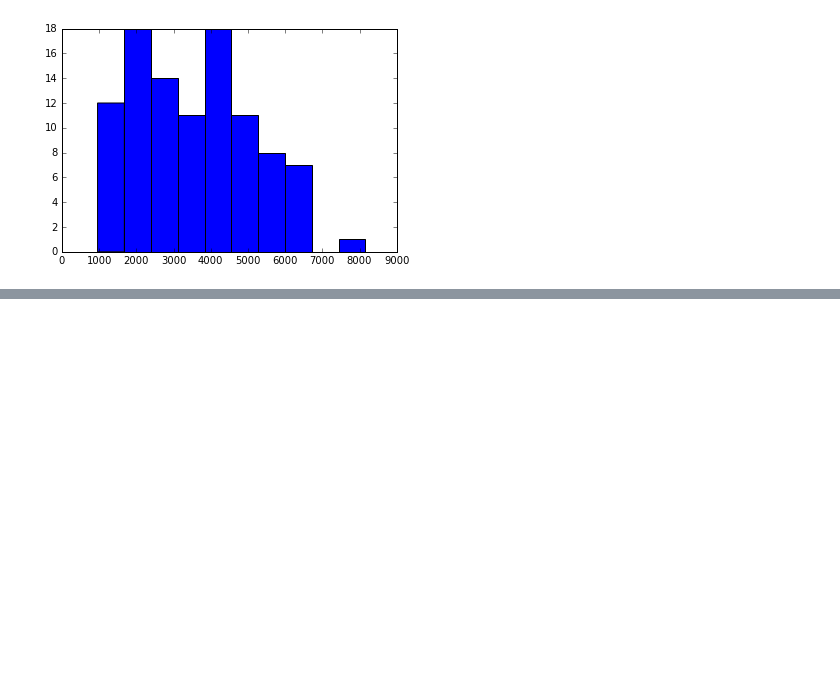
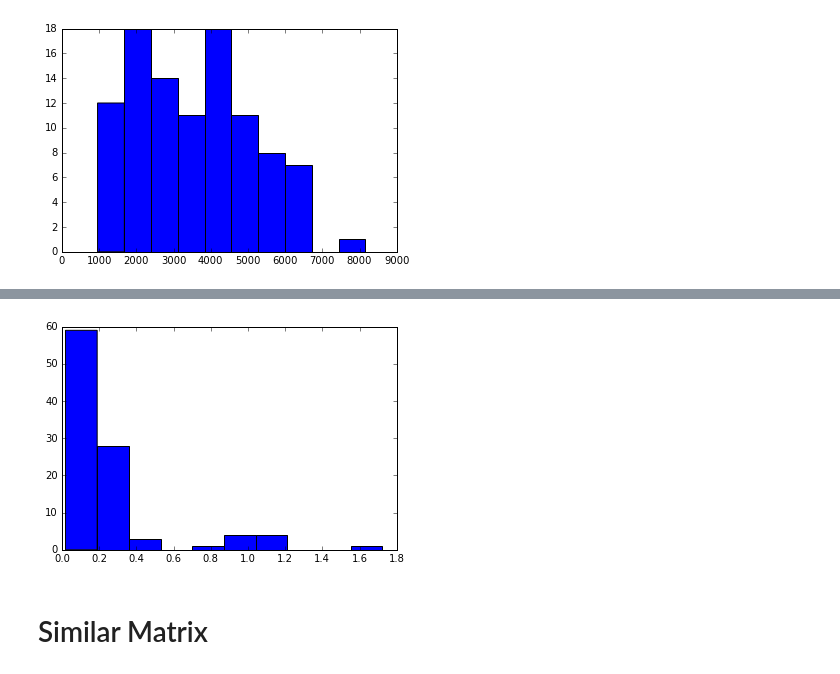
Before and after one commit to longyangking/ML, a Jupyter notebook: Deep Learning/Matrix.ipynb, the cells around one changed output, grey strips where cells are left out. Saved outputs shown, nothing was run; the diff lists cells and outputs as text; code cells hidden in the pictures; blank space fills up the shorter version.

Commit message:
Matrix Eigs

```diff
--- a/Deep Learning/Matrix.ipynb
+++ b/Deep Learning/Matrix.ipynb
@@ -118,0 +133,16 @@ plt.show()
+# %%
+from keras.models import Sequential
+from keras.layers import Dense
+
+model = Sequential()
+model.add(Dense(16, input_dim=9, init='uniform',activation='linear'))
+model.add(Dense(8, activation='linear'))
+model.add(Dense(3, activation='linear'))
+model.compile(loss='mean_squared_error',optimizer='rmsprop',metrics=['accuracy'])
+
+N = 500
+x_train = np.random.random((N,9))
+
+y_train = np.array([np.linalg.eigvals(np.reshape(matrix,(3,3))) for matrix in x_train])
+
+hist = model.fit(x_train,y_train, nb_epoch=100, batch_size=30,verbose=1,shuffle=True, validation_split=0.2)
@@ -118,0 +167,18 @@ plt.show()
+# %%
+x_val = np.random.random((100,9))
+y_val = np.array([np.linalg.eigvals(np.reshape(matrix,(3,3))) for matrix in x_val])
+
+out = model.predict(x_val)
+
+errors= np.mean(np.abs(y_val-out),axis=1)
+
+%matplotlib inline
+import matplotlib.pyplot as plt
+#plt.scatter(range(len(errors)),errors,c='r',label='Accurate')
+#plt.legend(loc=1)
+plt.hist(errors)
+plt.show()
+# %% [output]
+[figure, added]
+# %% [markdown]
+# Similar Matrix
```
Also changed, not shown: parts of 4 cells of this notebook.
